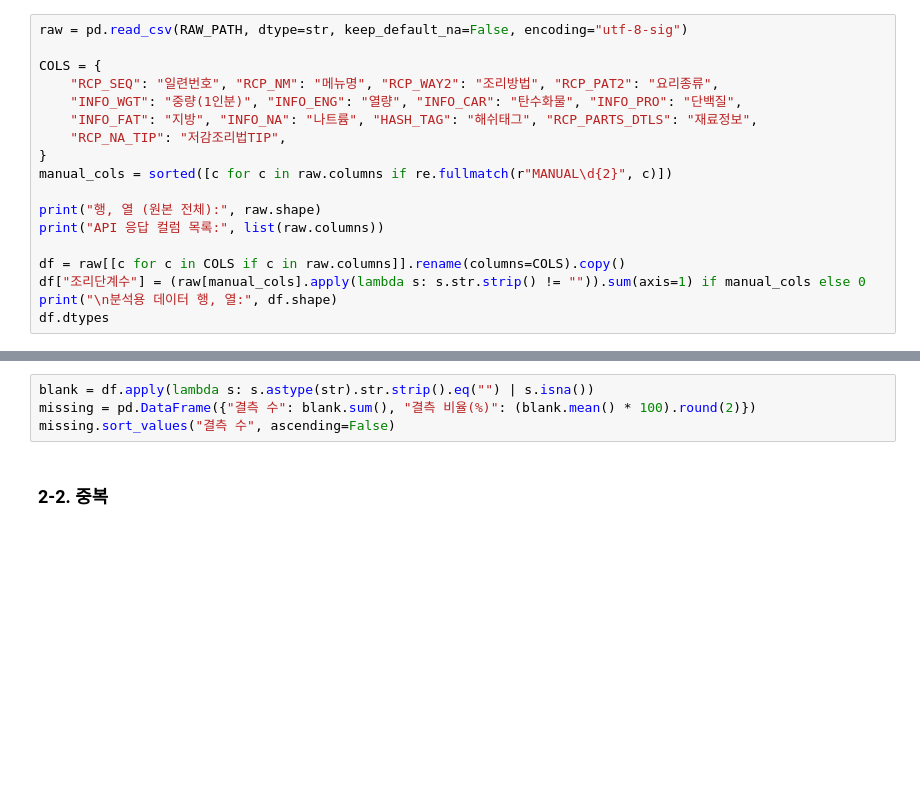
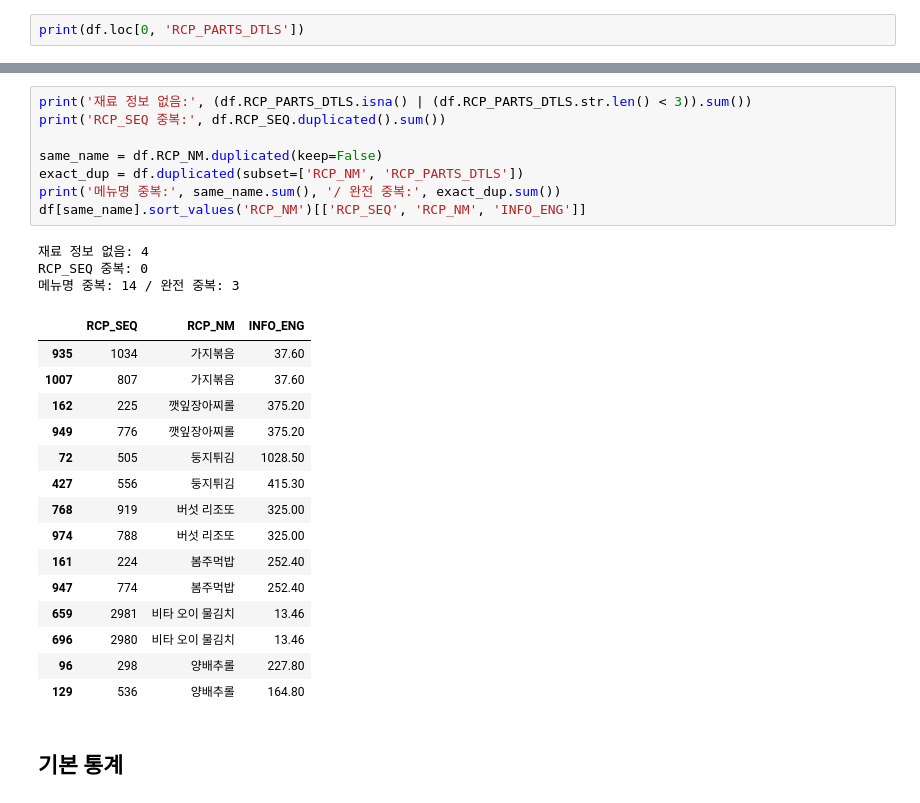
Before and after one commit to choissu0406/fridge-recipe-recommender, a Jupyter notebook: data_exploration.ipynb, the cells around one changed output, grey strips where cells are left out. Drawn from its saved outputs; the diff is of its cells as text; blank space fills up the shorter version.

```diff
--- a/data_exploration.ipynb
+++ b/data_exploration.ipynb
@@ -84,18 +62,2 @@ if os.path.exists(INFO_PATH):
 # %%
-raw = pd.read_csv(RAW_PATH, dtype=str, keep_default_na=False, encoding="utf-8-sig")
-
-COLS = {
-    "RCP_SEQ": "일련번호", "RCP_NM": "메뉴명", "RCP_WAY2": "조리방법", "RCP_PAT2": "요리종류",
-    "INFO_WGT": "중량(1인분)", "INFO_ENG": "열량", "INFO_CAR": "탄수화물", "INFO_PRO": "단백질",
-    "INFO_FAT": "지방", "INFO_NA": "나트륨", "HASH_TAG": "해쉬태그", "RCP_PARTS_DTLS": "재료정보",
-    "RCP_NA_TIP": "저감조리법TIP",
-}
-manual_cols = sorted([c for c in raw.columns if re.fullmatch(r"MANUAL\d{2}", c)])
-
-print("행, 열 (원본 전체):", raw.shape)
-print("API 응답 컬럼 목록:", list(raw.columns))
-
-df = raw[[c for c in COLS if c in raw.columns]].rename(columns=COLS).copy()
-df["조리단계수"] = (raw[manual_cols].apply(lambda s: s.str.strip() != "")).sum(axis=1) if manual_cols else 0
-print("\n분석용 데이터 행, 열:", df.shape)
-df.dtypes
+print(df.loc[0, 'RCP_PARTS_DTLS'])
@@ -107,7 +80,30 @@ df.head(5)
 # %%
-blank = df.apply(lambda s: s.astype(str).str.strip().eq("") | s.isna())
-missing = pd.DataFrame({"결측 수": blank.sum(), "결측 비율(%)": (blank.mean() * 100).round(2)})
-missing.sort_values("결측 수", ascending=False)
+print('재료 정보 없음:', (df.RCP_PARTS_DTLS.isna() | (df.RCP_PARTS_DTLS.str.len() < 3)).sum())
+print('RCP_SEQ 중복:', df.RCP_SEQ.duplicated().sum())
+
+same_name = df.RCP_NM.duplicated(keep=False)
+exact_dup = df.duplicated(subset=['RCP_NM', 'RCP_PARTS_DTLS'])
+print('메뉴명 중복:', same_name.sum(), '/ 완전 중복:', exact_dup.sum())
+df[same_name].sort_values('RCP_NM')[['RCP_SEQ', 'RCP_NM', 'INFO_ENG']]
+# %% [output]
+재료 정보 없음: 4
+RCP_SEQ 중복: 0
+메뉴명 중복: 14 / 완전 중복: 3
+|  | RCP_SEQ | RCP_NM | INFO_ENG |
+| 935 | 1034 | 가지볶음 | 37.60 |
+| 1007 | 807 | 가지볶음 | 37.60 |
+| 162 | 225 | 깻잎장아찌롤 | 375.20 |
+| 949 | 776 | 깻잎장아찌롤 | 375.20 |
+| 72 | 505 | 둥지튀김 | 1028.50 |
+| 427 | 556 | 둥지튀김 | 415.30 |
+| 768 | 919 | 버섯 리조또 | 325.00 |
+| 974 | 788 | 버섯 리조또 | 325.00 |
+| 161 | 224 | 봄주먹밥 | 252.40 |
+| 947 | 774 | 봄주먹밥 | 252.40 |
+| 659 | 2981 | 비타 오이 물김치 | 13.46 |
+| 696 | 2980 | 비타 오이 물김치 | 13.46 |
+| 96 | 298 | 양배추롤 | 227.80 |
+| 129 | 536 | 양배추롤 | 164.80 |
 # %% [markdown]
-### 2-2. 중복
+## 기본 통계
 # %%
```
Also changed, not shown: parts of 52 cells of this notebook, 3 other files.
